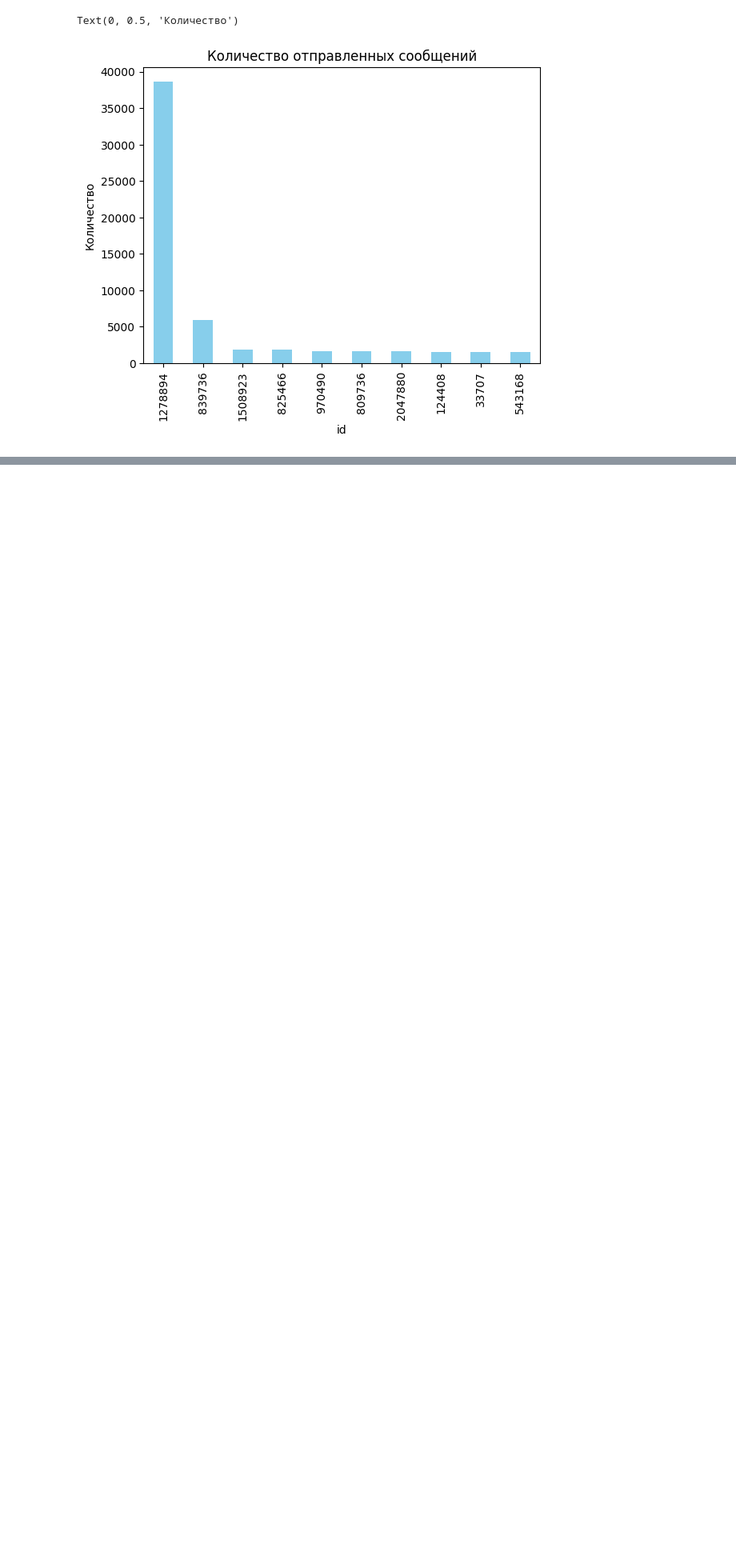
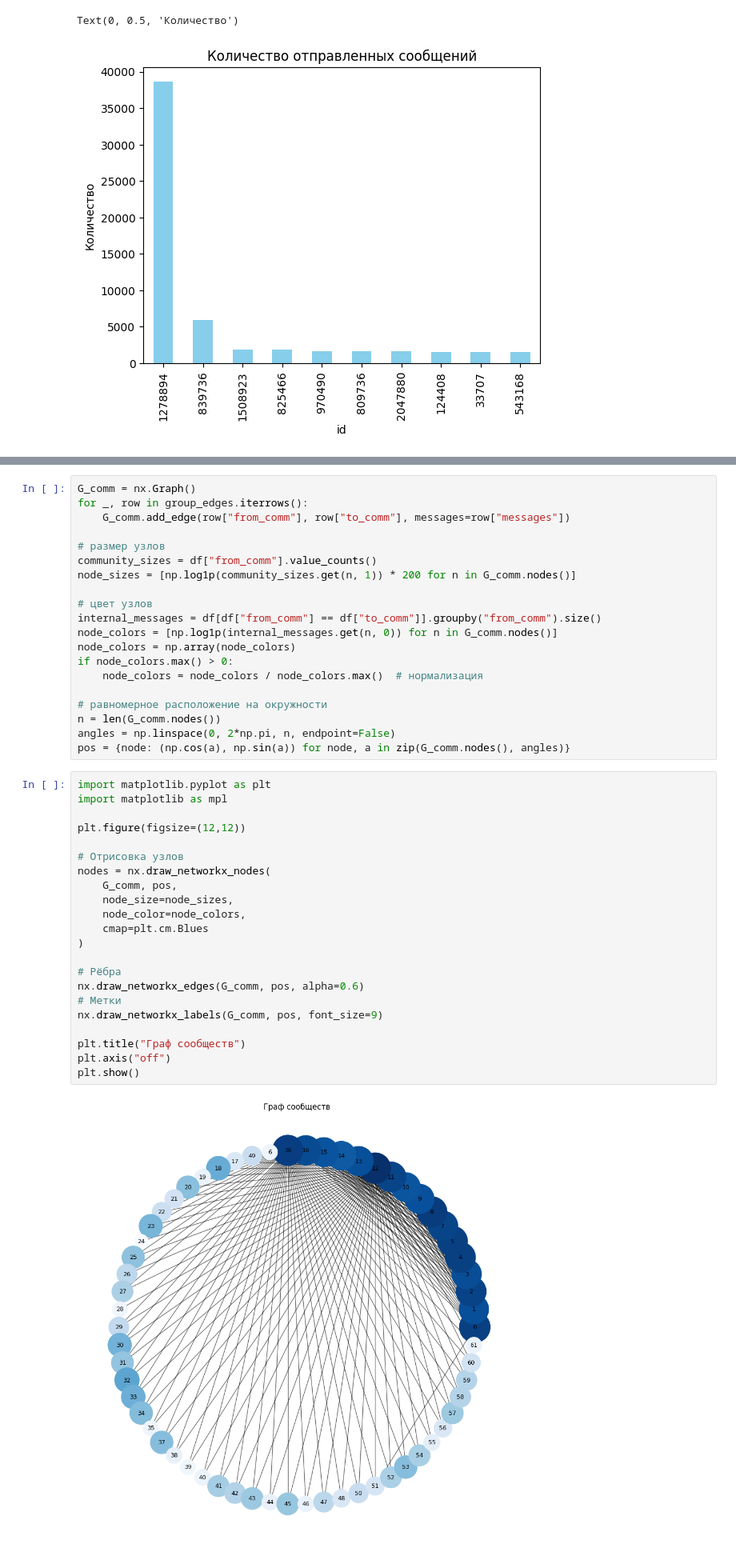
Before and after one commit to ekttd/VAST-Challenge, a Jupyter notebook: VAST_Challenge.ipynb, the cells around one changed output, grey strips where cells are left out. Shown at 80% size. Drawn from its saved outputs; the diff is of its cells as text; blank space fills up the shorter version.

Commit message:
add: community graph

```diff
--- a/VAST_Challenge.ipynb
+++ b/VAST_Challenge.ipynb
@@ -277,0 +360,44 @@ Text(0, 0.5, 'Количество')
+# %%
+G_comm = nx.Graph()
+for _, row in group_edges.iterrows():
+    G_comm.add_edge(row["from_comm"], row["to_comm"], messages=row["messages"])
+
+# размер узлов
+community_sizes = df["from_comm"].value_counts()
+node_sizes = [np.log1p(community_sizes.get(n, 1)) * 200 for n in G_comm.nodes()]
+
+# цвет узлов
+internal_messages = df[df["from_comm"] == df["to_comm"]].groupby("from_comm").size()
+node_colors = [np.log1p(internal_messages.get(n, 0)) for n in G_comm.nodes()]
+node_colors = np.array(node_colors)
+if node_colors.max() > 0:
+    node_colors = node_colors / node_colors.max()  # нормализация
+
+# равномерное расположение на окружности
+n = len(G_comm.nodes())
+angles = np.linspace(0, 2*np.pi, n, endpoint=False)
+pos = {node: (np.cos(a), np.sin(a)) for node, a in zip(G_comm.nodes(), angles)}
+# %%
+import matplotlib.pyplot as plt
+import matplotlib as mpl
+
+plt.figure(figsize=(12,12))
+
+# Отрисовка узлов
+nodes = nx.draw_networkx_nodes(
+    G_comm, pos,
+    node_size=node_sizes,
+    node_color=node_colors,
+    cmap=plt.cm.Blues
+)
+
+# Рёбра
+nx.draw_networkx_edges(G_comm, pos, alpha=0.6)
+# Метки
+nx.draw_networkx_labels(G_comm, pos, font_size=9)
+
+plt.title("Граф сообществ")
+plt.axis("off")
+plt.show()
+# %% [output]
+[figure, added]
```
Also changed, not shown: parts of 9 cells of this notebook.
